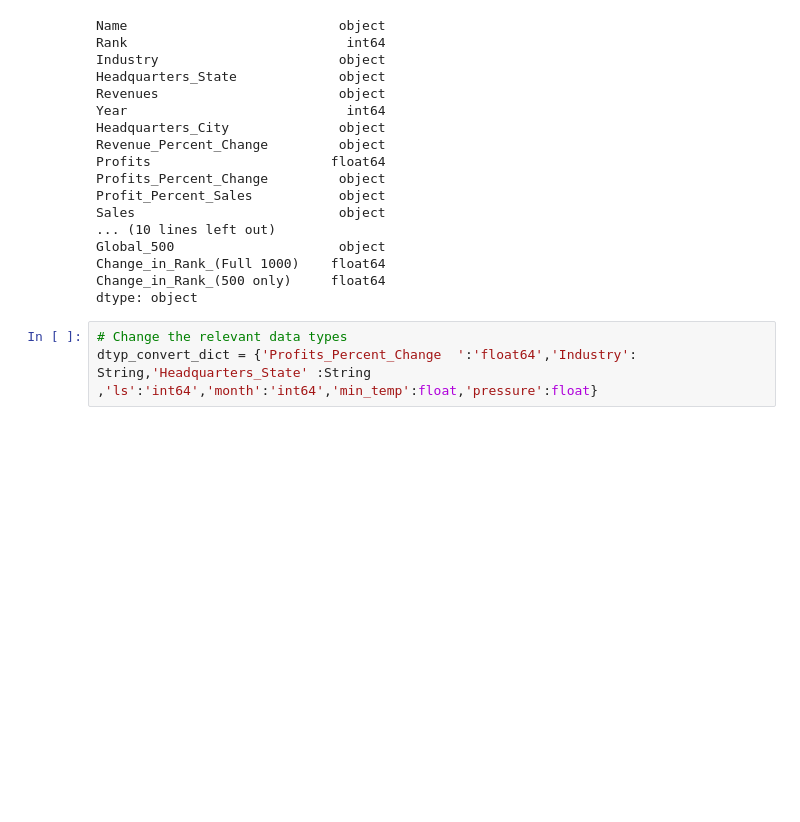
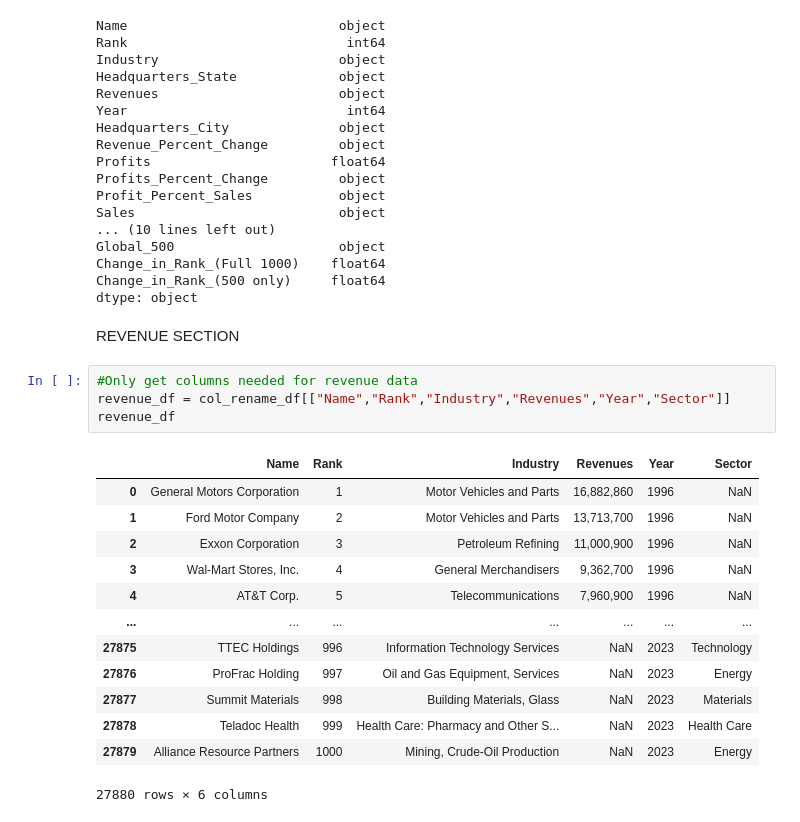
Before and after one commit to atjohnson1994/project_3, a Jupyter notebook: Fortune_ETL.ipynb, the cells around one changed output. Drawn from its saved outputs; the diff is of its cells as text; blank space fills up the shorter version.

```diff
--- a/Fortune_ETL.ipynb
+++ b/Fortune_ETL.ipynb
@@ -106,7 +106,23 @@ Global_500                     object
 Change_in_Rank_(Full 1000)    float64
 Change_in_Rank_(500 only)     float64
 dtype: object
-# %%
-# Change the relevant data types
-dtyp_convert_dict = {'Profits_Percent_Change  ':'float64','Industry': String,'Headquarters_State' :String
-,'ls':'int64','month':'int64','min_temp':float,'pressure':float}
+# %% [markdown]
+REVENUE SECTION
+# %%
+#Only get columns needed for revenue data
+revenue_df = col_rename_df[["Name","Rank","Industry","Revenues","Year","Sector"]]
+revenue_df
+# %% [output]
+|  | Name | Rank | Industry | Revenues | Year | Sector |
+| 0 | General Motors Corporation | 1 | Motor Vehicles and Parts | 16,882,860 | 1996 | NaN |
+| 1 | Ford Motor Company | 2 | Motor Vehicles and Parts | 13,713,700 | 1996 | NaN |
+| 2 | Exxon Corporation | 3 | Petroleum Refining | 11,000,900 | 1996 | NaN |
+| 3 | Wal-Mart Stores, Inc. | 4 | General Merchandisers | 9,362,700 | 1996 | NaN |
+| 4 | AT&T Corp. | 5 | Telecommunications | 7,960,900 | 1996 | NaN |
+| ... | ... | ... | ... | ... | ... | ... |
+| 27875 | TTEC Holdings | 996 | Information Technology Services | NaN | 2023 | Technology |
+| 27876 | ProFrac Holding | 997 | Oil and Gas Equipment, Services | NaN | 2023 | Energy |
+| 27877 | Summit Materials | 998 | Building Materials, Glass | NaN | 2023 | Materials |
+| 27878 | Teladoc Health | 999 | Health Care: Pharmacy and Other S... | NaN | 2023 | Health Care |
+| 27879 | Alliance Resource Partners | 1000 | Mining, Crude-Oil Production | NaN | 2023 | Energy |
+27880 rows × 6 columns
```
Also changed, not shown: parts of 4 cells of this notebook, 1 other file.
